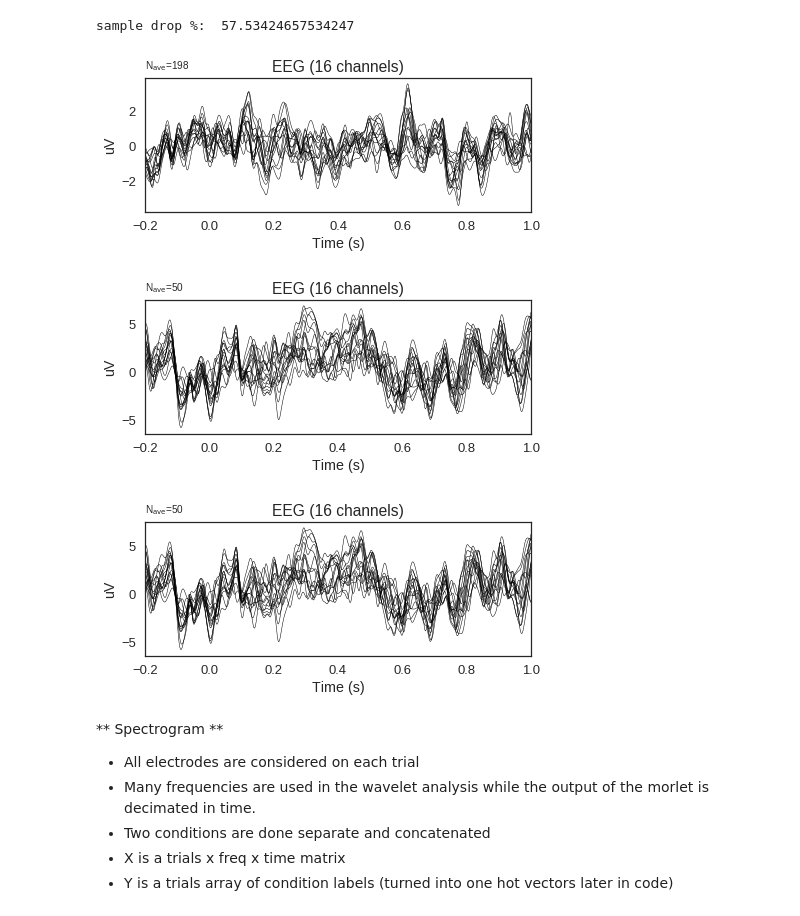
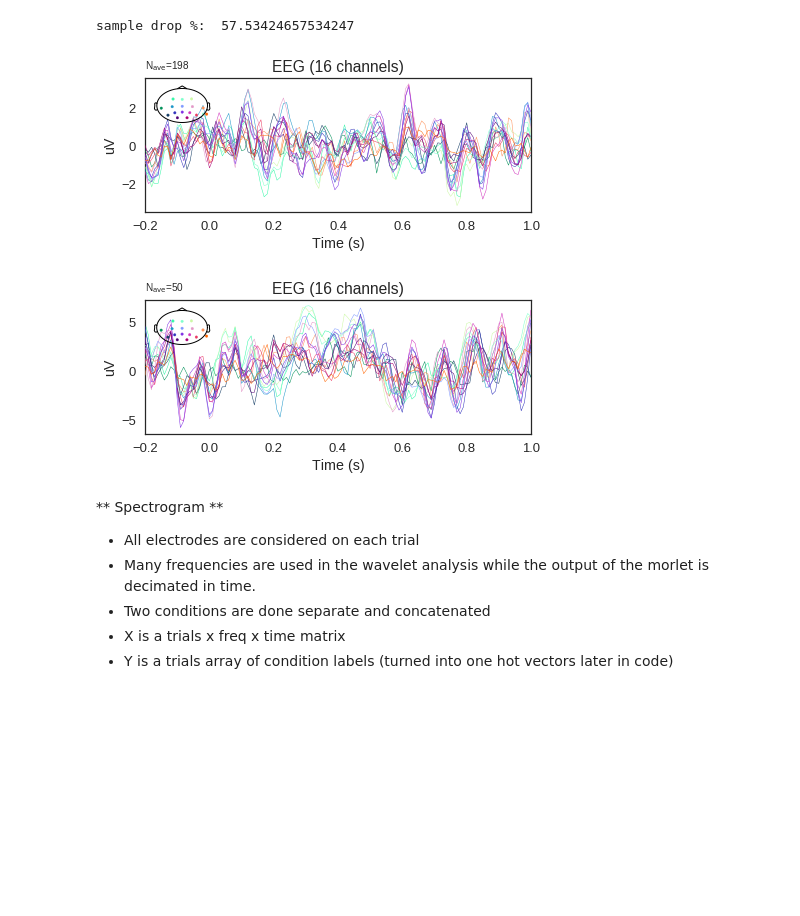
Before and after one commit to kylemath/DeepEEG, a Jupyter notebook: notebooks/DeepEEG.ipynb, the cells around one changed output. Cells and saved outputs as stored; diff of their text form; code cells hidden in the pictures; blank space fills up the shorter version.

```diff
--- a/notebooks/DeepEEG.ipynb
+++ b/notebooks/DeepEEG.ipynb
@@ -240,20 +154,17 @@ Effective window size : 2.048 (s)
 # %%
-events = [3,5]
-event_names = ['Standard','Target']
-event_id = {event_names[0]: events[0], event_names[1]: events[1]} #create dict
-event_ids = ['Standard','Target']
-
+#Time limits for epochs
 tmin=-.2 #-1
 tmax=1 #2
 baseline=(-.2, 0) #None or (start, end) in seconds
 
+#artifact rejection
 rej_thresh_uV = 500 #300 removes most blinks, 1000 keeps most trials
 rej_thresh = rej_thresh_uV*1e-6
 
-
 #Epoching
+event_id = {event_ids[0]: event_nums[0], event_ids[1]: event_nums[1]} #create dict
 events = find_events(raw)
-color = {3: 'red', 5: 'black'}
+color = {event_nums[0]: 'red', event_nums[1]: 'black'}
 viz.plot_events(events, sfreq, raw.first_samp, color=color,
                     event_id=event_id)
 
@@ -261,7 +172,7 @@ viz.plot_events(events, sfreq, raw.first_samp, color=color,
 epochs = Epochs(raw, events=events, event_id=event_id,
                 tmin=tmin, tmax=tmax, baseline=baseline,
                 preload=True,reject={'eeg':rej_thresh},
-                verbose=False, decim=decim)
+                verbose=False, decim=epoch_decim)
 
 
 print('sample drop %: ', (1 - len(epochs.events)/len(events)) * 100)
@@ -274,16 +185,20 @@ conditions[event_ids[1]] = [2]
 Event IDs: [  1   3   5   7   9  41  61 511]
 [figure]
 sample drop %:  57.53424657534247
-# %%
-epochs_standard = epochs['Standard'].average()
-epochs_target = epochs['Target'].average()
-
-epochs_standard.plot()
-epochs_target.plot()
-# %% [output]
-[figure, removed]
-[figure, removed]
-[figure, removed]
+# %%
+picks = pick_types(evoked_target.info, meg=False, eeg=True, eog=False)
+
+evoked_standard = epochs['Standard'].average()
+evoked_target = epochs['Target'].average()
+
+fig_stand =evoked_standard.plot(spatial_colors=True, picks=picks)
+fig_stand.tight_layout()
+
+fig_targ = evoked_target.plot(spatial_colors=True, picks=picks)
+fig_targ.tight_layout()
+# %% [output]
+[figure, added]
+[figure, added]
 # %% [markdown]
 ** Spectrogram **
 
```
Also changed, not shown: parts of 17 cells of this notebook.
